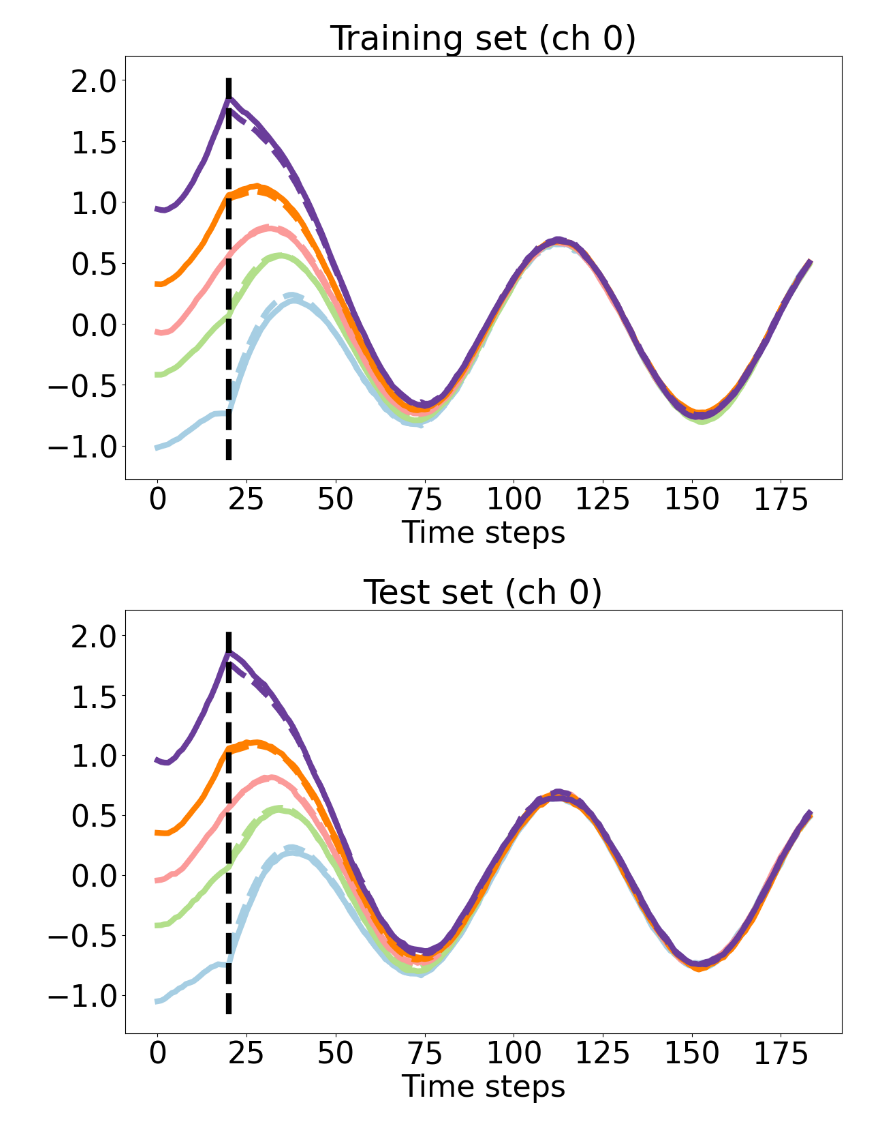
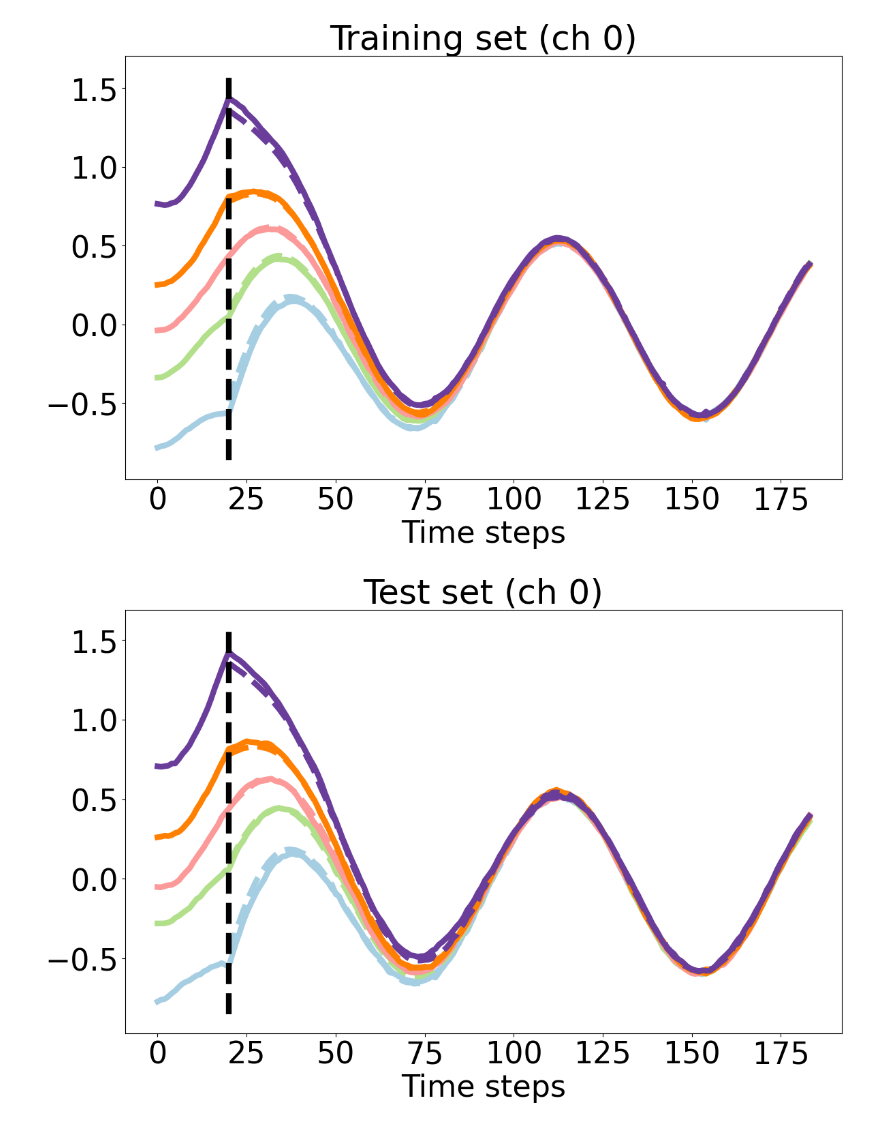
Before and after one commit to mmattb/py-tbfm, a Jupyter notebook: TBFM Demo.ipynb, the cells around one changed output. Drawn from its saved outputs; the diff is of its cells as text; code cells hidden in the pictures.

```diff
--- a/TBFM Demo.ipynb
+++ b/TBFM Demo.ipynb
@@ -78,13 +81,15 @@ model = tbfm.TBFM(NUM_CHANNELS, STIM_DESC_DIM, RUNWAY_LENGTH, NUM_BASES, TRIAL_L
                   batchy=y_train,
                   latent_dim=LATENT_DIM,
                   basis_depth=BASIS_DEPTH,
-                  device=DEVICE)
+                  device=DEVICE,
+                  zscore=False,
+                  normalizer=utils.ScalerQuant)
 optim = model.get_optim(lr=2e-4)
 
 # Now z score our y values using the comming means/stdevs from the training set.
 # Runways are z scored by the model on the fly, and y_hats will be in that z-scored space
-y_train = model.zscore(y_train)
-y_test = model.zscore(y_test)
+y_train = model.normalize(y_train)
+y_test = model.normalize(y_test)
 # %%
 # Cleared for takeoff! Let's train it...
 
@@ -225,34 +230,34 @@ plt.show()
 #   discretized state, versus groundtruth.
 
 # We discretize the state at t=RUNWAY_LENGTH into bins, and show the mean prediction and
 #   mean groundtruth for each bin. The bins are constructed using percentiles so we have
 #   an equal number of trials in each.
 
 # This is a complex graphing function so we outsource the logic to test.graph_state_dependency;
 #   see details there.
 
 bin_count = 5
-full_y_train = model.zscore(data[:TRAIN_SET_SIZE, :, :].to(DEVICE))
+full_y_train = model.normalize(data[:TRAIN_SET_SIZE, :, :].to(DEVICE))
 test.graph_state_dependency(full_y_train, yhat_train, ch=0, runway_length=RUNWAY_LENGTH,
                             bin_count=bin_count, title="Training set (ch 0)")
 
-full_y_test = model.zscore(data[TRAIN_SET_SIZE:, :, :].to(DEVICE))
+full_y_test = model.normalize(data[TRAIN_SET_SIZE:, :, :].to(DEVICE))
 test.graph_state_dependency(full_y_test, yhat_test, ch=0, runway_length=RUNWAY_LENGTH,
                             bin_count=bin_count, title="Test set (ch 0)")
 
 
 test.graph_state_dependency(full_y_train, yhat_train, ch=1, runway_length=RUNWAY_LENGTH,
                             bin_count=bin_count, title="Train set (ch 1)")
 test.graph_state_dependency(full_y_test, yhat_test, ch=1, runway_length=RUNWAY_LENGTH,
                             bin_count=bin_count, title="Test set (ch 1)")
 
 test.graph_state_dependency(full_y_train, yhat_train, ch=2, runway_length=RUNWAY_LENGTH,
                             bin_count=bin_count, title="Train set (ch 2)")
 test.graph_state_dependency(full_y_test, yhat_test, ch=2, runway_length=RUNWAY_LENGTH,
                             bin_count=bin_count, title="Test set (ch 2)")
 
 # We see the TBFM captures the essential features of the state dependence across all channels, for both
 #  the training and test sets.
 # %% [output]
-[figure, old version]
+[figure, new version]
-[figure, old version]
+[figure, new version]
```
Also changed, not shown: parts of 9 cells of this notebook, 2 other files.
